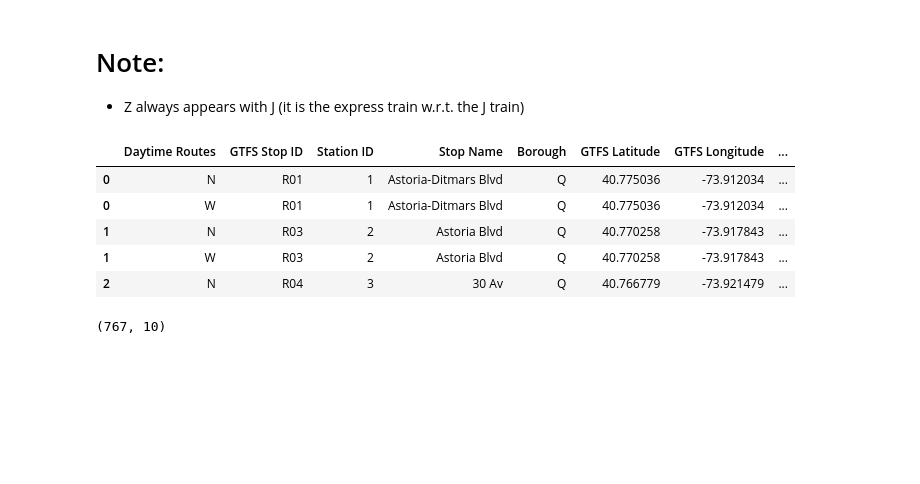
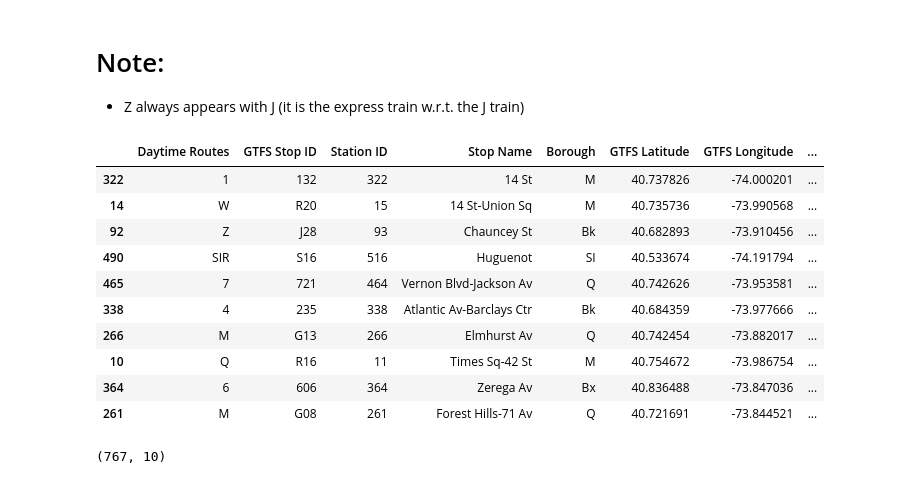
Before and after one commit to tali0n-git/NYC_Public_Schools_Analysis, a Jupyter notebook: MTA_Data_Analysis_Notebooks/MTA_Subway_Groupings.ipynb, the cells around one changed output. Saved outputs shown, nothing was run; the diff lists cells and outputs as text; code cells hidden in the pictures; blank space fills up the shorter version.

```diff
--- a/MTA_Data_Analysis_Notebooks/MTA_Subway_Groupings.ipynb
+++ b/MTA_Data_Analysis_Notebooks/MTA_Subway_Groupings.ipynb
@@ -61,16 +61,21 @@ stations[stations['Daytime Routes'].str.contains('Z', na=False)]
 # %%
 # Split rows into multiple rows based on 'Daytime Routes' column
 stations_expanded = stations.assign(**{
     'Daytime Routes': stations['Daytime Routes'].str.split(' ')
 }).explode('Daytime Routes')
-stations_expanded.head()
+stations_expanded.sample(10)
 # %% [output]
 |  | Daytime Routes | GTFS Stop ID | Station ID | Stop Name | Borough | GTFS Latitude | GTFS Longitude | ... |
-| 0 | N | R01 | 1 | Astoria-Ditmars Blvd | Q | 40.775036 | -73.912034 | ... |
-| 0 | W | R01 | 1 | Astoria-Ditmars Blvd | Q | 40.775036 | -73.912034 | ... |
-| 1 | N | R03 | 2 | Astoria Blvd | Q | 40.770258 | -73.917843 | ... |
-| 1 | W | R03 | 2 | Astoria Blvd | Q | 40.770258 | -73.917843 | ... |
-| 2 | N | R04 | 3 | 30 Av | Q | 40.766779 | -73.921479 | ... |
+| 322 | 1 | 132 | 322 | 14 St | M | 40.737826 | -74.000201 | ... |
+| 14 | W | R20 | 15 | 14 St-Union Sq | M | 40.735736 | -73.990568 | ... |
+| 92 | Z | J28 | 93 | Chauncey St | Bk | 40.682893 | -73.910456 | ... |
+| 490 | SIR | S16 | 516 | Huguenot | SI | 40.533674 | -74.191794 | ... |
+| 465 | 7 | 721 | 464 | Vernon Blvd-Jackson Av | Q | 40.742626 | -73.953581 | ... |
+| 338 | 4 | 235 | 338 | Atlantic Av-Barclays Ctr | Bk | 40.684359 | -73.977666 | ... |
+| 266 | M | G13 | 266 | Elmhurst Av | Q | 40.742454 | -73.882017 | ... |
+| 10 | Q | R16 | 11 | Times Sq-42 St | M | 40.754672 | -73.986754 | ... |
+| 364 | 6 | 606 | 364 | Zerega Av | Bx | 40.836488 | -73.847036 | ... |
+| 261 | M | G08 | 261 | Forest Hills-71 Av | Q | 40.721691 | -73.844521 | ... |
 # %%
 stations_expanded.shape
 # %% [output]
```
Also changed, not shown: parts of 1 cell of this notebook.
